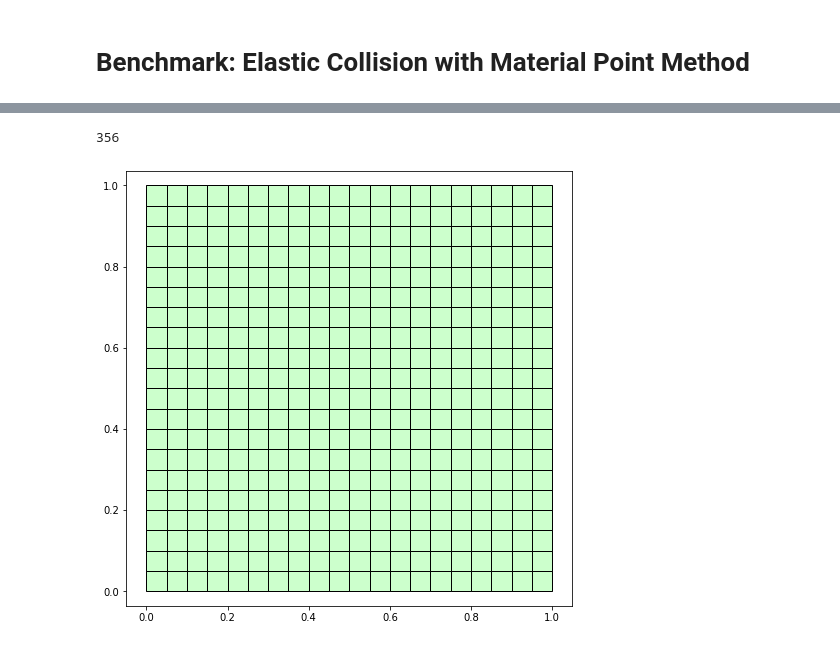
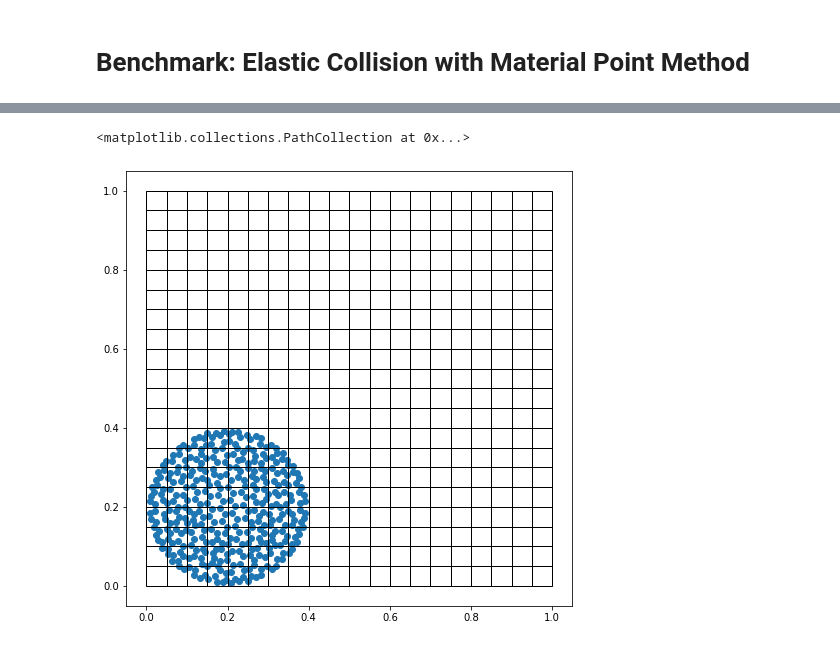
Before and after one commit to yildizdag/mpm, a Jupyter notebook: Benchmark/elasticCollision_MPM.ipynb, the cells around one changed output, grey strips where cells are left out. Cells and saved outputs as stored; diff of their text form; code cells hidden in the pictures.

```diff
--- a/Benchmark/elasticCollision_MPM.ipynb
+++ b/Benchmark/elasticCollision_MPM.ipynb
@@ -83,8 +86,10 @@ def regular2Dmesh(L1,h1,L2,h2):
     return nodes,conn,el1,el2,h1,h2
 ##################################
 # %%
-set1 = (1/3.0)*np.array([p[t[:,0],0]+p[t[:,1],0]+p[t[:,2],0] , p[t[:,0],1]+p[t[:,1],1]+p[t[:,2],1]])
-
+p,t = pmesh(pv1,0.032,0)
+set1 = (1/3.0)*np.transpose(np.array([p[t[:,0],0]+p[t[:,1],0]+p[t[:,2],0] , p[t[:,0],1]+p[t[:,1],1]+p[t[:,2],1]]))
+set1 = set1 + 0.2*np.ones((len(t),2))
+set2 = set1 + 0.6*
 L1 = 1.0
 L2 = 1.0
 h1 = 0.05
@@ -105,14 +116,13 @@ array([[  0,   1,  22,  21],
-# %%
-len(t)
-# %% [output]
-356
 # %%
-import matplotlib.patches as patches
-import matplotlib.pyplot as plt
-fig = plt.figure(figsize=(8,8))
-ax = fig.gca()
-ax.axis('equal')
+plt.figure(figsize=(8,8))
+#ax = fig.gca()
+#ax.axis('equal')
+#for i in range(0,len(conn)):
+#    ax.add_patch(patches.Polygon([[nodes[conn[i,0],0],nodes[conn[i,0],1]],[nodes[conn[i,1],0],nodes[conn[i,1],1]],[nodes[conn[i,2],0],nodes[conn[i,2],1]],[nodes[conn[i,3],0],nodes[conn[i,3],1]]],facecolor=[.8,1,.8],edgecolor='k'))
+#plt.scatter(set1[:,0],set1[:,1])
 for i in range(0,len(conn)):
-    ax.add_patch(patches.Polygon([[nodes[conn[i,0],0],nodes[conn[i,0],1]],[nodes[conn[i,1],0],nodes[conn[i,1],1]],[nodes[conn[i,2],0],nodes[conn[i,2],1]],[nodes[conn[i,3],0],nodes[conn[i,3],1]]],facecolor=[.8,1,.8],edgecolor='k'))
+    plt.gca().add_patch(patches.Polygon([[nodes[conn[i,0],0],nodes[conn[i,0],1]],[nodes[conn[i,1],0],nodes[conn[i,1],1]],[nodes[conn[i,2],0],nodes[conn[i,2],1]],[nodes[conn[i,3],0],nodes[conn[i,3],1]]],facecolor='w',edgecolor='k',fill=False))
+plt.scatter(set1[:,0],set1[:,1])
 # %% [output]
+<matplotlib.collections.PathCollection at 0x...>
-[figure, old version]
+[figure, new version]
```
Also changed, not shown: parts of 4 cells of this notebook.
